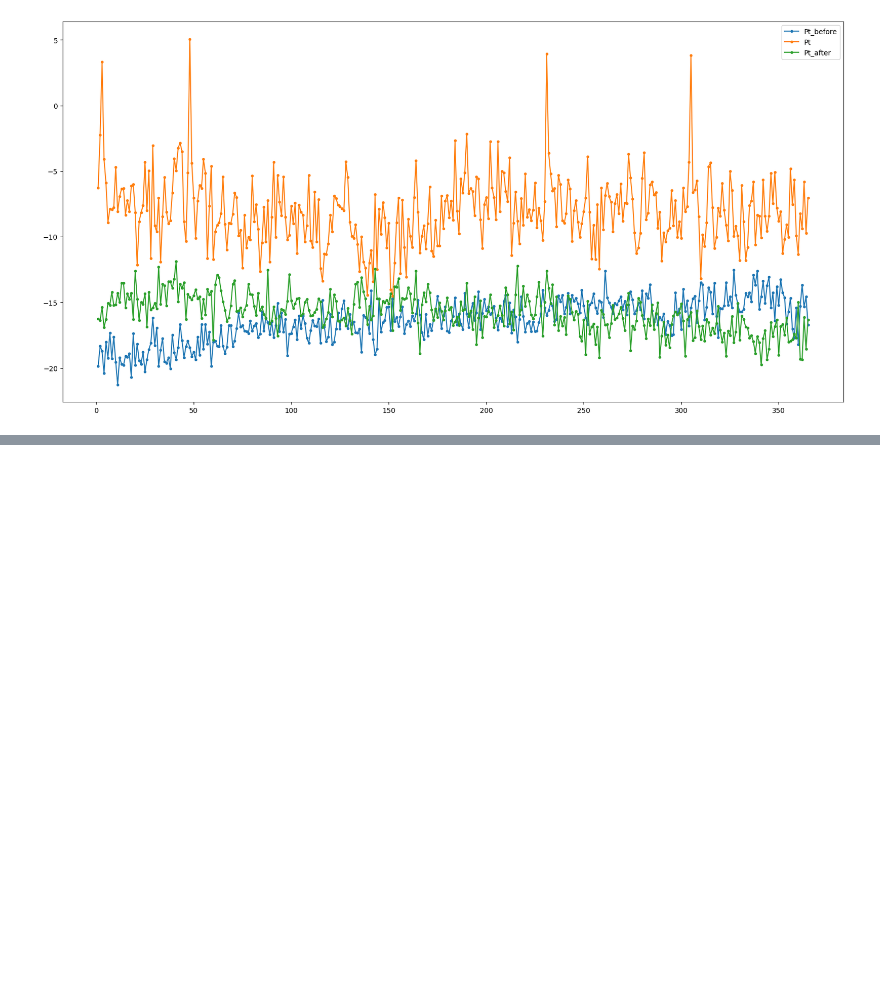
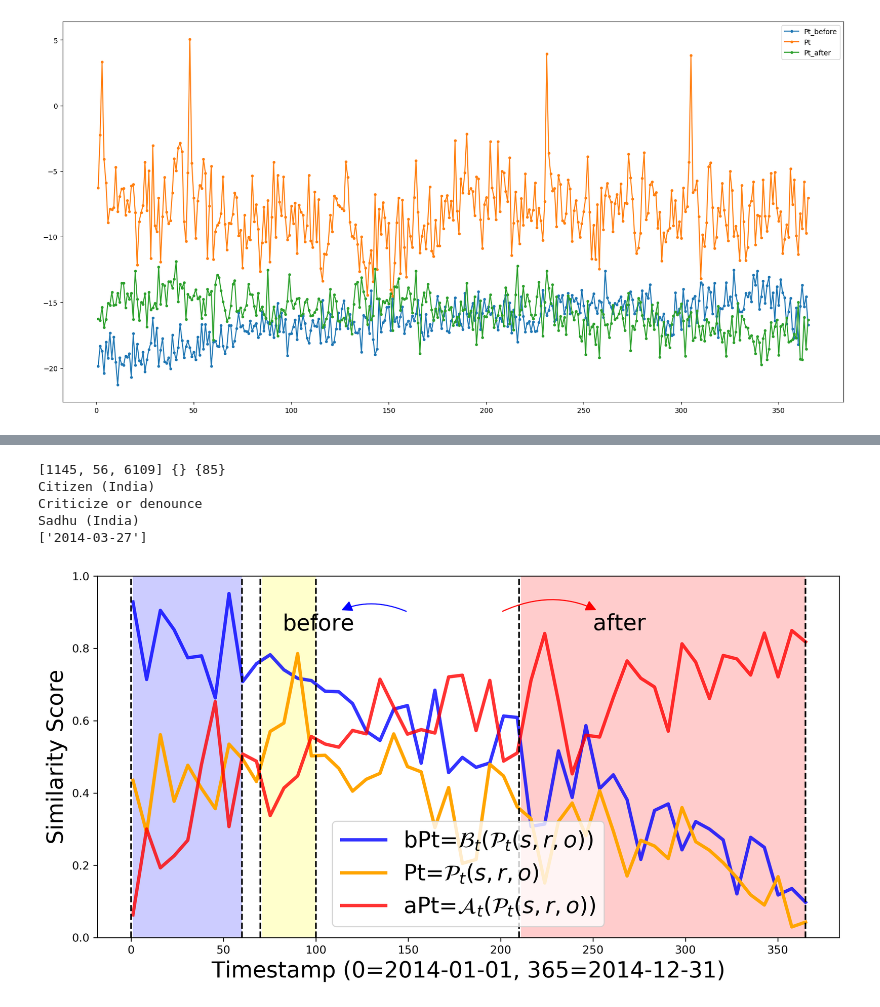
Before and after one commit to LinXueyuanStdio/TFLEX, a Jupyter notebook: notebook/Draw.ipynb, the cells around one changed output, grey strips where cells are left out. Saved outputs shown, nothing was run; the diff lists cells and outputs as text; code cells hidden in the pictures; blank space fills up the shorter version.

```diff
--- a/notebook/Draw.ipynb
+++ b/notebook/Draw.ipynb
@@ -1196,0 +1246,9 @@ AttributeError: module 'matplotlib.pyplot' has no attribute 'save'
+# %%
+draw(132, 'before_after3.png', (0,60), (70, 100), (210, 365))
+# %% [output]
+[1145, 56, 6109] {} {85}
+Citizen (India)
+Criticize or denounce
+Sadhu (India)
+['2014-03-27']
+[figure, added]
```
Also changed, not shown: parts of 31 cells of this notebook.
